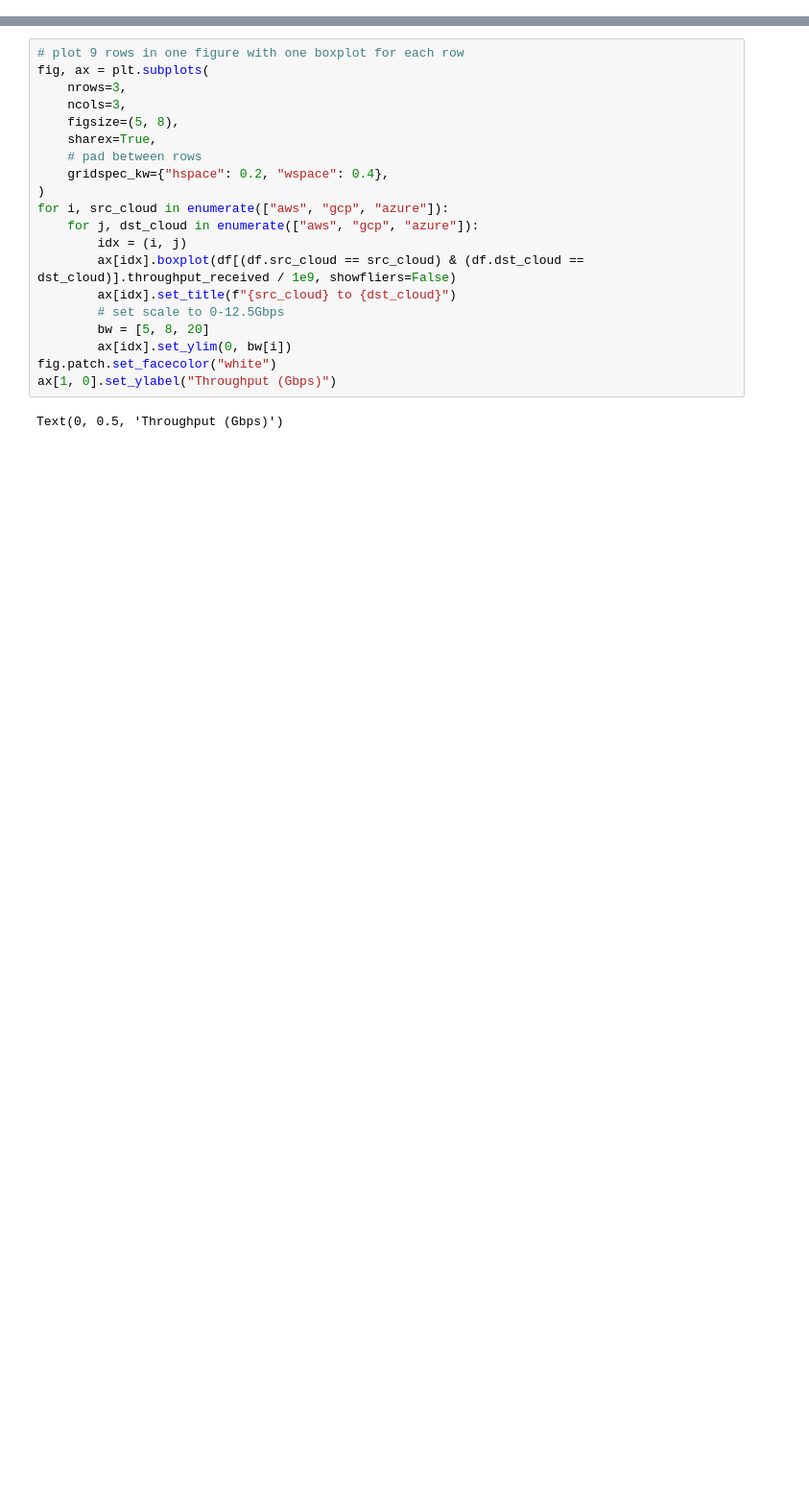
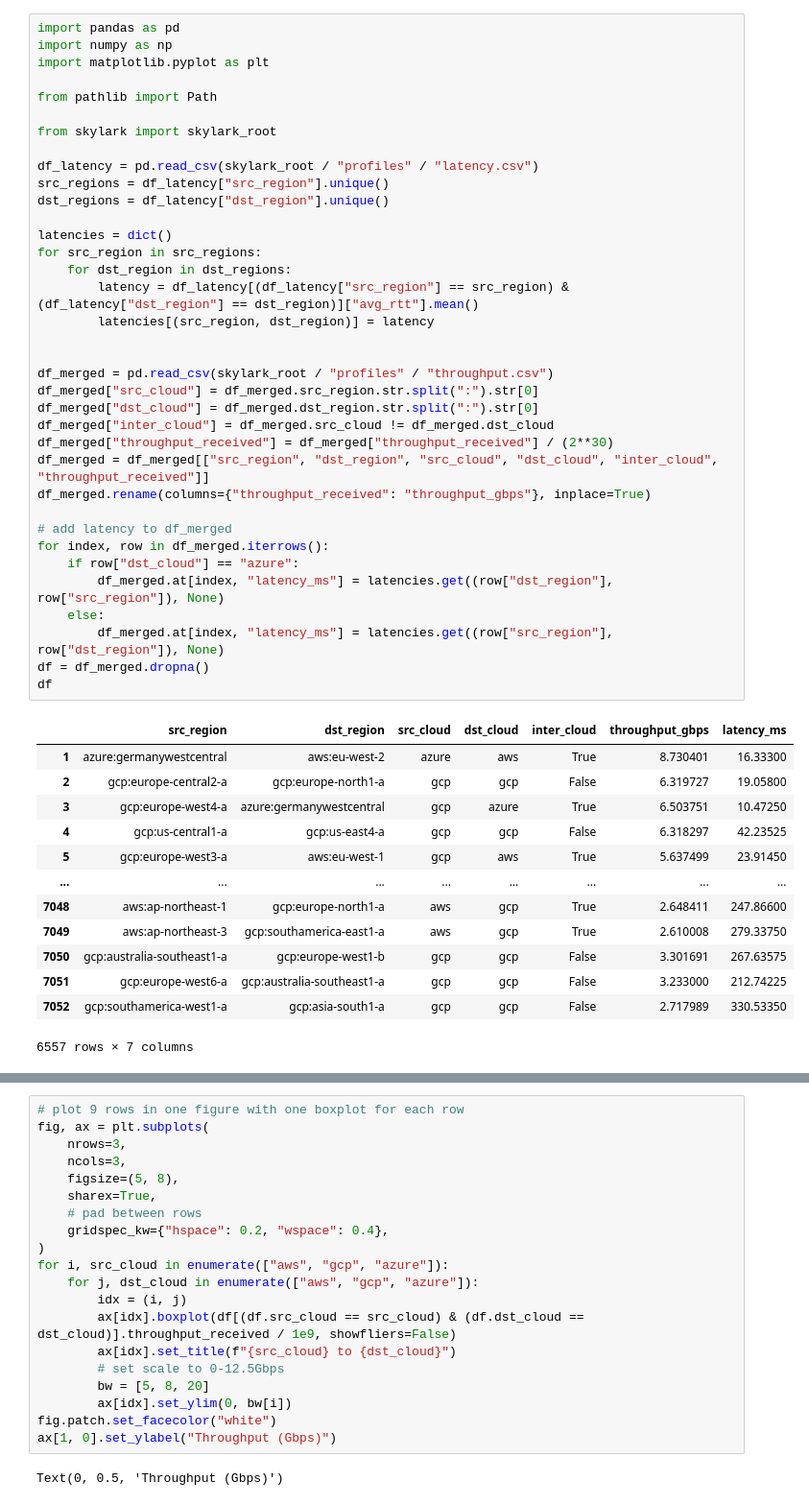
Before and after one commit to skyplane-project/skyplane, a Jupyter notebook: nb/04-14-2022_plot_intrainter_network.ipynb, the cells around one changed output, grey strips where cells are left out. Shown at 96% size. Drawn from its saved outputs; the diff is of its cells as text; blank space fills up the shorter version.

```diff
--- a/nb/04-14-2022_plot_intrainter_network.ipynb
+++ b/nb/04-14-2022_plot_intrainter_network.ipynb
@@ -29,0 +1,50 @@ df
+# %%
+import pandas as pd
+import numpy as np
+import matplotlib.pyplot as plt
+
+from pathlib import Path
+
+from skylark import skylark_root
+
+df_latency = pd.read_csv(skylark_root / "profiles" / "latency.csv")
+src_regions = df_latency["src_region"].unique()
+dst_regions = df_latency["dst_region"].unique()
+
+latencies = dict()
+for src_region in src_regions:
+    for dst_region in dst_regions:
+        latency = df_latency[(df_latency["src_region"] == src_region) & (df_latency["dst_region"] == dst_region)]["avg_rtt"].mean()
+        latencies[(src_region, dst_region)] = latency
+
+
+df_merged = pd.read_csv(skylark_root / "profiles" / "throughput.csv")
+df_merged["src_cloud"] = df_merged.src_region.str.split(":").str[0]
+df_merged["dst_cloud"] = df_merged.dst_region.str.split(":").str[0]
+df_merged["inter_cloud"] = df_merged.src_cloud != df_merged.dst_cloud
+df_merged["throughput_received"] = df_merged["throughput_received"] / (2**30)
+df_merged = df_merged[["src_region", "dst_region", "src_cloud", "dst_cloud", "inter_cloud", "throughput_received"]]
+df_merged.rename(columns={"throughput_received": "throughput_gbps"}, inplace=True)
+
+# add latency to df_merged
+for index, row in df_merged.iterrows():
+    if row["dst_cloud"] == "azure":
+        df_merged.at[index, "latency_ms"] = latencies.get((row["dst_region"], row["src_region"]), None)
+    else:
+        df_merged.at[index, "latency_ms"] = latencies.get((row["src_region"], row["dst_region"]), None)
+df = df_merged.dropna()
+df
+# %% [output]
+|  | src_region | dst_region | src_cloud | dst_cloud | inter_cloud | throughput_gbps | latency_ms |
+| 1 | azure:germanywestcentral | aws:eu-west-2 | azure | aws | True | 8.730401 | 16.33300 |
+| 2 | gcp:europe-central2-a | gcp:europe-north1-a | gcp | gcp | False | 6.319727 | 19.05800 |
+| 3 | gcp:europe-west4-a | azure:germanywestcentral | gcp | azure | True | 6.503751 | 10.47250 |
+| 4 | gcp:us-central1-a | gcp:us-east4-a | gcp | gcp | False | 6.318297 | 42.23525 |
+| 5 | gcp:europe-west3-a | aws:eu-west-1 | gcp | aws | True | 5.637499 | 23.91450 |
+| ... | ... | ... | ... | ... | ... | ... | ... |
+| 7048 | aws:ap-northeast-1 | gcp:europe-north1-a | aws | gcp | True | 2.648411 | 247.86600 |
+| 7049 | aws:ap-northeast-3 | gcp:southamerica-east1-a | aws | gcp | True | 2.610008 | 279.33750 |
+| 7050 | gcp:australia-southeast1-a | gcp:europe-west1-b | gcp | gcp | False | 3.301691 | 267.63575 |
+| 7051 | gcp:europe-west6-a | gcp:australia-southeast1-a | gcp | gcp | False | 3.233000 | 212.74225 |
+| 7052 | gcp:southamerica-west1-a | gcp:asia-south1-a | gcp | gcp | False | 2.717989 | 330.53350 |
+6557 rows × 7 columns
```
Also changed, not shown: parts of 3 cells of this notebook.
